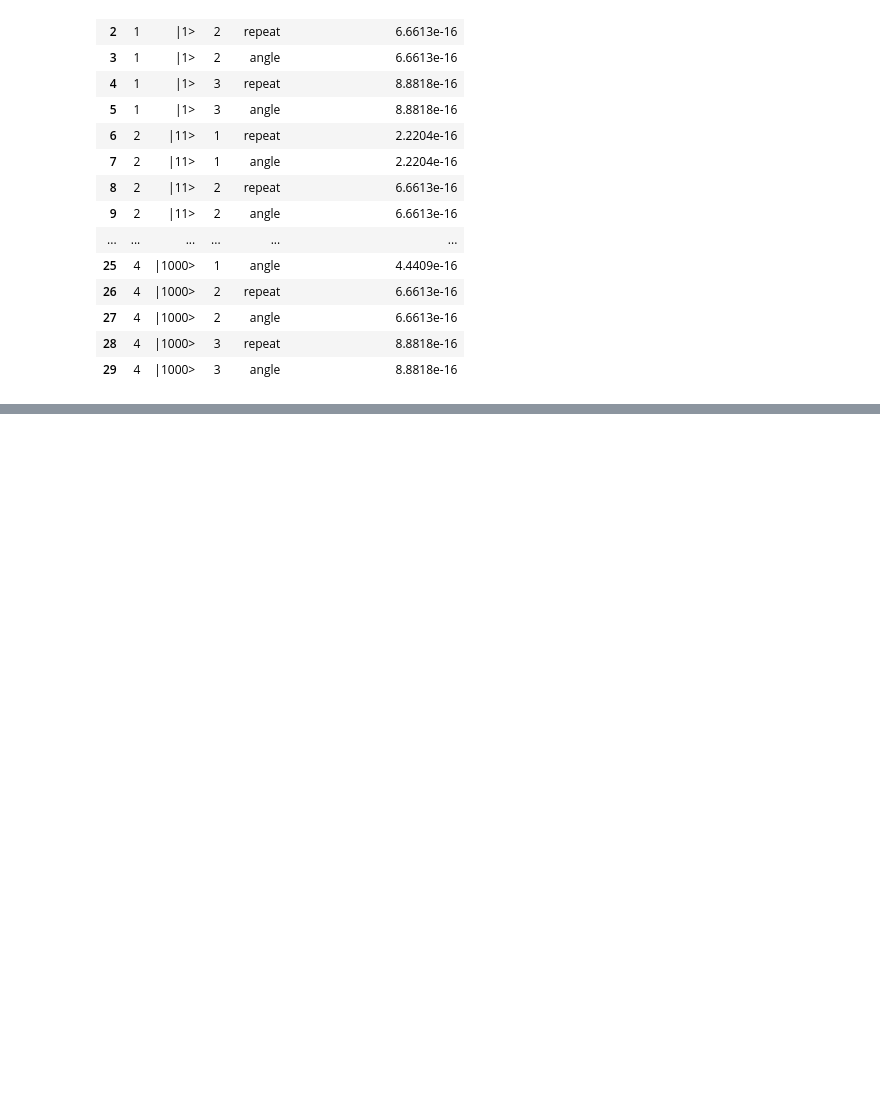
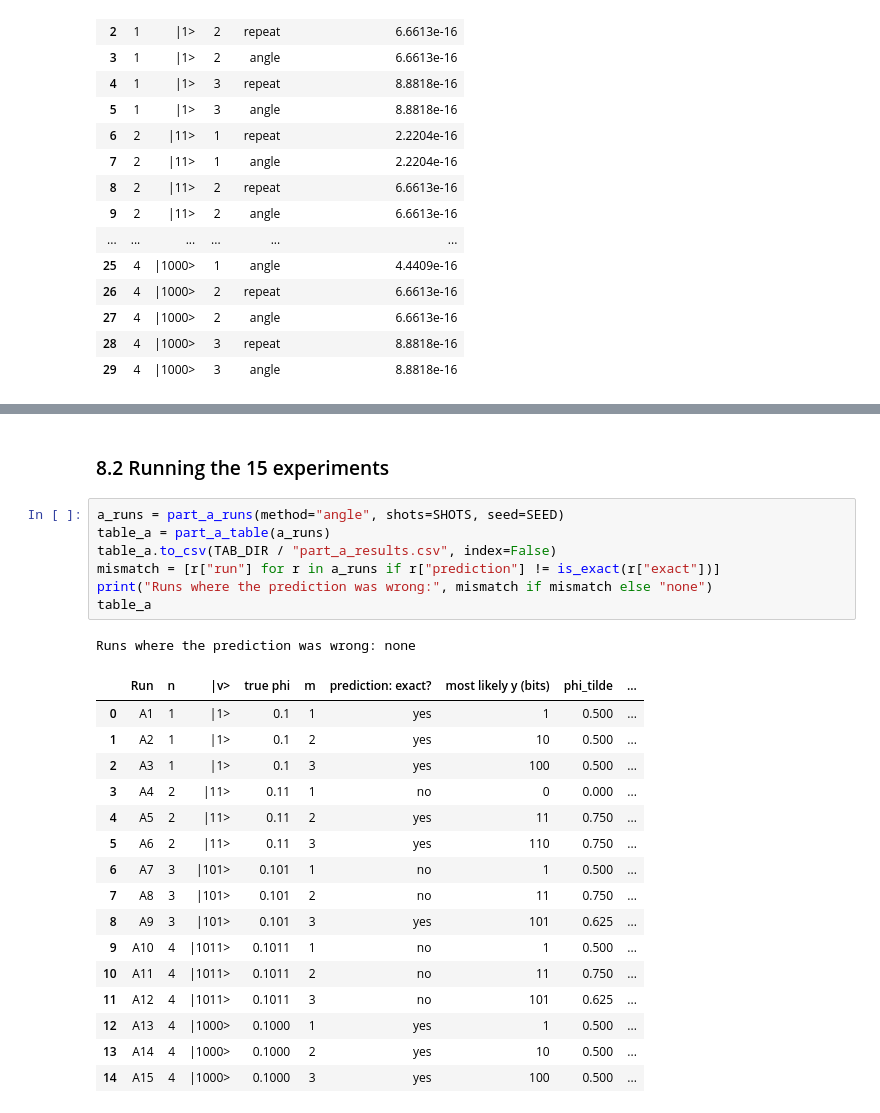
Before and after one commit to ShahVraj27/QAP-Assignment-2, a Jupyter notebook: notebooks/Assignment2_QPE.ipynb, the cells around one changed output, grey strips where cells are left out. Cells and saved outputs as stored; diff of their text form; blank space fills up the shorter version.

```diff
--- a/notebooks/Assignment2_QPE.ipynb
+++ b/notebooks/Assignment2_QPE.ipynb
@@ -413,0 +470,27 @@ Largest difference over all 30 checks: 8.881784197001252e-16
+# %% [markdown]
+### 8.2 Running the 15 experiments
+# %%
+a_runs = part_a_runs(method="angle", shots=SHOTS, seed=SEED)
+table_a = part_a_table(a_runs)
+table_a.to_csv(TAB_DIR / "part_a_results.csv", index=False)
+mismatch = [r["run"] for r in a_runs if r["prediction"] != is_exact(r["exact"])]
+print("Runs where the prediction was wrong:", mismatch if mismatch else "none")
+table_a
+# %% [output]
+Runs where the prediction was wrong: none
+|  | Run | n | |v> | true phi | m | prediction: exact? | most likely y (bits) | phi_tilde | ... |
+| 0 | A1 | 1 | |1> | 0.1 | 1 | yes | 1 | 0.500 | ... |
+| 1 | A2 | 1 | |1> | 0.1 | 2 | yes | 10 | 0.500 | ... |
+| 2 | A3 | 1 | |1> | 0.1 | 3 | yes | 100 | 0.500 | ... |
+| 3 | A4 | 2 | |11> | 0.11 | 1 | no | 0 | 0.000 | ... |
+| 4 | A5 | 2 | |11> | 0.11 | 2 | yes | 11 | 0.750 | ... |
+| 5 | A6 | 2 | |11> | 0.11 | 3 | yes | 110 | 0.750 | ... |
+| 6 | A7 | 3 | |101> | 0.101 | 1 | no | 1 | 0.500 | ... |
+| 7 | A8 | 3 | |101> | 0.101 | 2 | no | 11 | 0.750 | ... |
+| 8 | A9 | 3 | |101> | 0.101 | 3 | yes | 101 | 0.625 | ... |
+| 9 | A10 | 4 | |1011> | 0.1011 | 1 | no | 1 | 0.500 | ... |
+| 10 | A11 | 4 | |1011> | 0.1011 | 2 | no | 11 | 0.750 | ... |
+| 11 | A12 | 4 | |1011> | 0.1011 | 3 | no | 101 | 0.625 | ... |
+| 12 | A13 | 4 | |1000> | 0.1000 | 1 | yes | 1 | 0.500 | ... |
+| 13 | A14 | 4 | |1000> | 0.1000 | 2 | yes | 10 | 0.500 | ... |
+| 14 | A15 | 4 | |1000> | 0.1000 | 3 | yes | 100 | 0.500 | ... |
```
Also changed, not shown: parts of 17 cells of this notebook, 24 other files.
